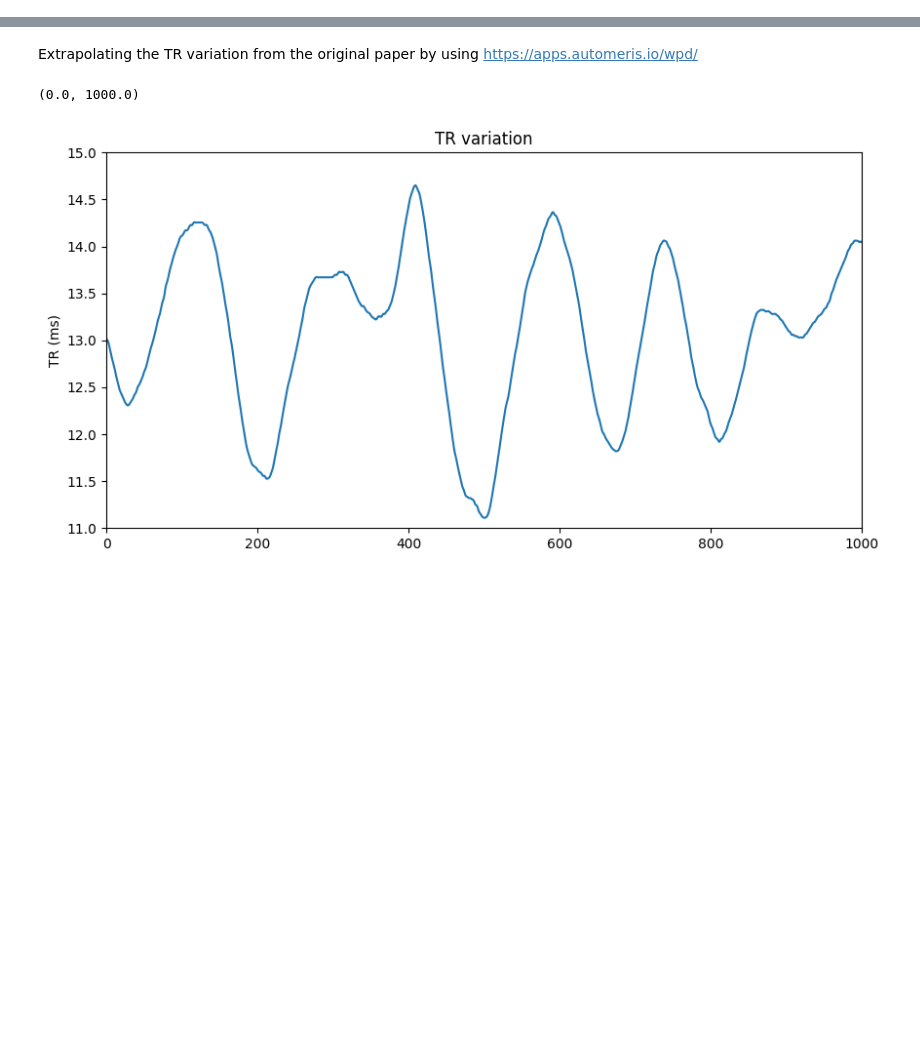
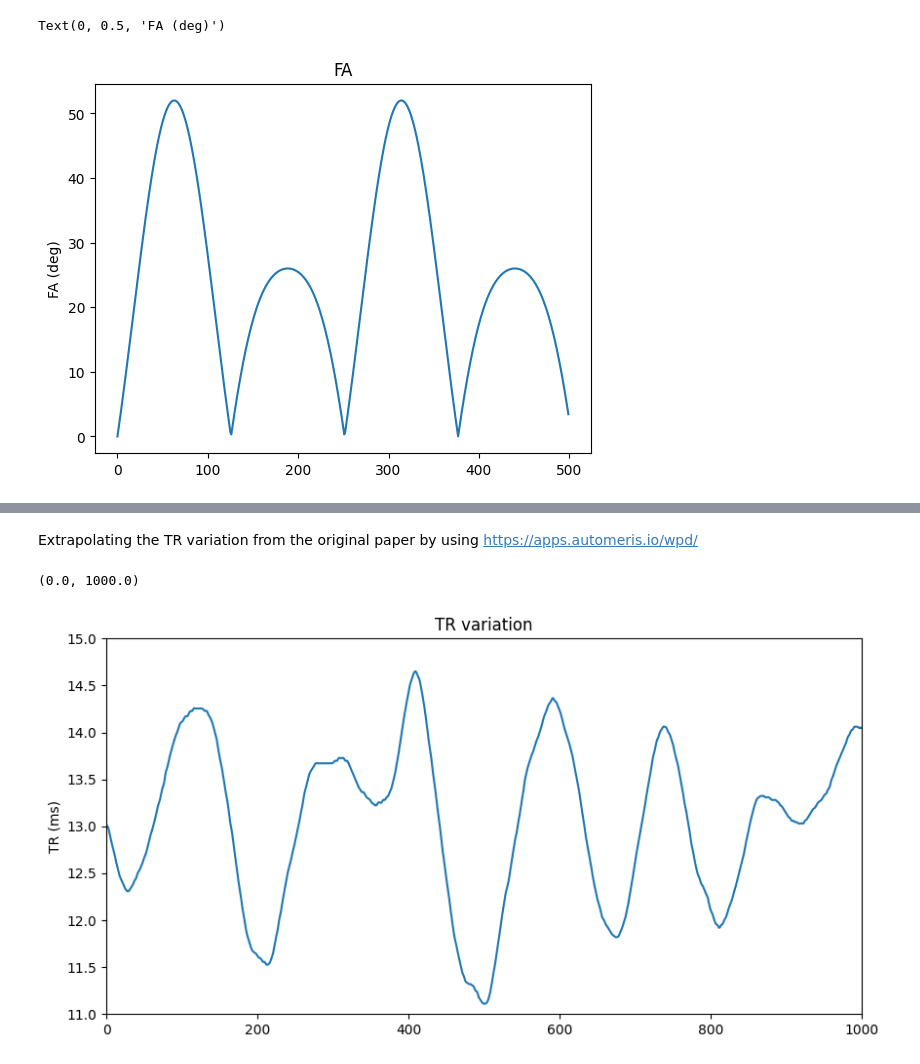
Before and after one commit to Ela-Kan/MRFSGRE_BBB, a Jupyter notebook: coreSimulations/generatingParameterVariation.ipynb, the cells around one changed output, grey strips where cells are left out. Drawn from its saved outputs; the diff is of its cells as text; code cells hidden in the pictures; blank space fills up the shorter version.

```diff
--- a/coreSimulations/generatingParameterVariation.ipynb
+++ b/coreSimulations/generatingParameterVariation.ipynb
@@ -13,0 +57,7 @@ TR_var = (TR_var-min(TR_var))/(max(TR_var)-min(TR_var))*(max_TR-min_TR)+min_TR
+# %%
+plt.plot(faArray)
+plt.title('FA')
+plt.ylabel('FA (deg)')
+# %% [output]
+Text(0, 0.5, 'FA (deg)')
+[figure, added]
```
Also changed, not shown: parts of 21 cells of this notebook, 11 other files.
